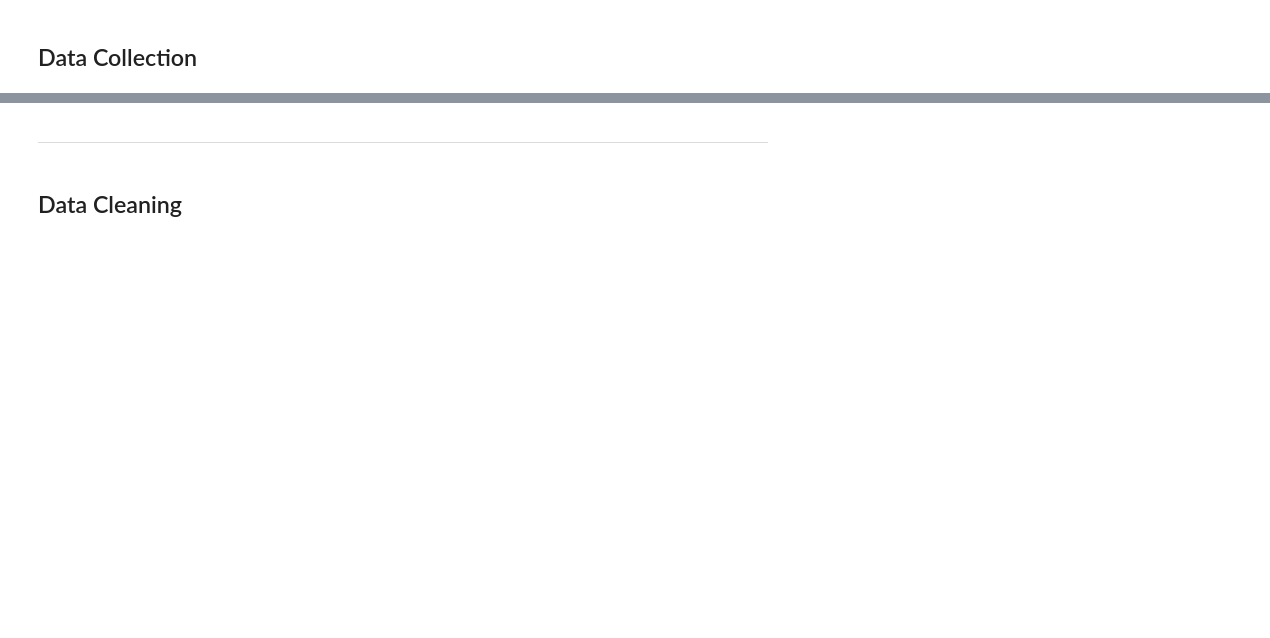
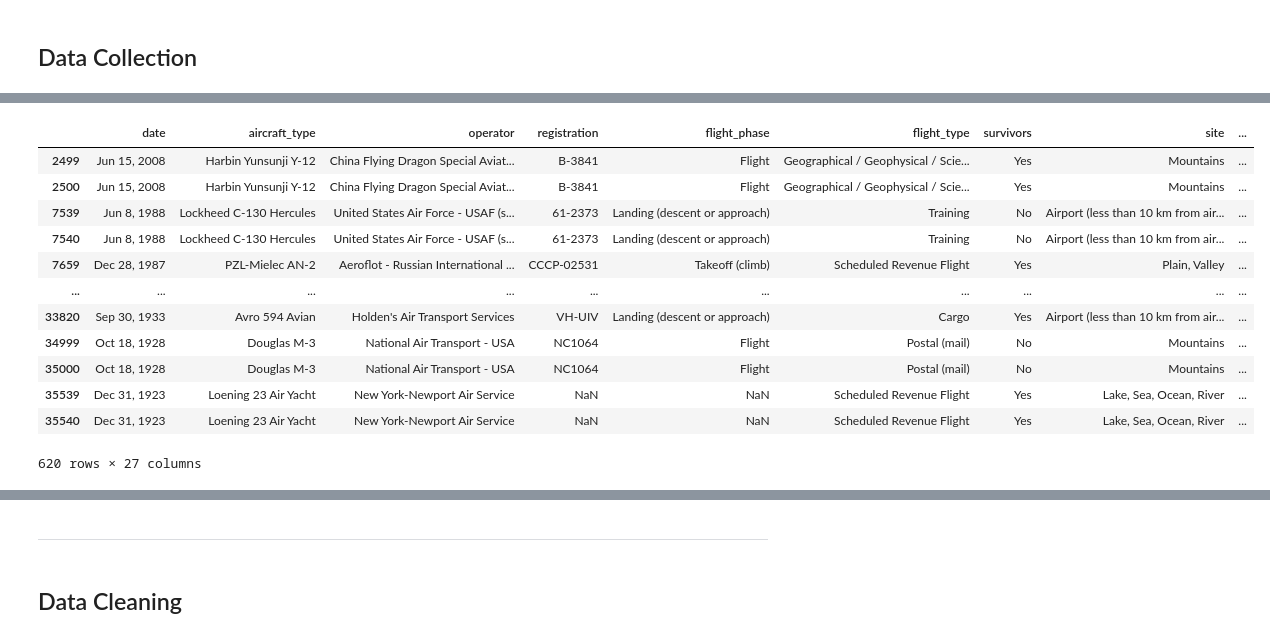
Before and after one commit to nadpierre/aircraft-crashes-clustering-project, a Jupyter notebook: data_collection_and_cleaning.ipynb, the cells around one changed output, grey strips where cells are left out. Saved outputs shown, nothing was run; the diff lists cells and outputs as text; code cells hidden in the pictures; blank space fills up the shorter version.

```diff
--- a/data_collection_and_cleaning.ipynb
+++ b/data_collection_and_cleaning.ipynb
@@ -152,0 +303,3 @@ for i in range(nb_pages):
+# %%
+crashes_df = pd.read_csv('data/crashes_scraped_data.csv')
+crashes_df.head()
@@ -152,0 +354,17 @@ for i in range(nb_pages):
+# %%
+# Check for duplicates
+crashes_df[crashes_df.duplicated(keep=False)]
+# %% [output]
+|  | date | aircraft_type | operator | registration | flight_phase | flight_type | survivors | site | ... |
+| 2499 | Jun 15, 2008 | Harbin Yunsunji Y-12 | China Flying Dragon Special Aviat... | B-3841 | Flight | Geographical / Geophysical / Scie... | Yes | Mountains | ... |
+| 2500 | Jun 15, 2008 | Harbin Yunsunji Y-12 | China Flying Dragon Special Aviat... | B-3841 | Flight | Geographical / Geophysical / Scie... | Yes | Mountains | ... |
+| 7539 | Jun 8, 1988 | Lockheed C-130 Hercules | United States Air Force - USAF (s... | 61-2373 | Landing (descent or approach) | Training | No | Airport (less than 10 km from air... | ... |
+| 7540 | Jun 8, 1988 | Lockheed C-130 Hercules | United States Air Force - USAF (s... | 61-2373 | Landing (descent or approach) | Training | No | Airport (less than 10 km from air... | ... |
+| 7659 | Dec 28, 1987 | PZL-Mielec AN-2 | Aeroflot - Russian International ... | CCCP-02531 | Takeoff (climb) | Scheduled Revenue Flight | Yes | Plain, Valley | ... |
+| ... | ... | ... | ... | ... | ... | ... | ... | ... | ... |
+| 33820 | Sep 30, 1933 | Avro 594 Avian | Holden's Air Transport Services | VH-UIV | Landing (descent or approach) | Cargo | Yes | Airport (less than 10 km from air... | ... |
+| 34999 | Oct 18, 1928 | Douglas M-3 | National Air Transport - USA | NC1064 | Flight | Postal (mail) | No | Mountains | ... |
+| 35000 | Oct 18, 1928 | Douglas M-3 | National Air Transport - USA | NC1064 | Flight | Postal (mail) | No | Mountains | ... |
+| 35539 | Dec 31, 1923 | Loening 23 Air Yacht | New York-Newport Air Service | NaN | NaN | Scheduled Revenue Flight | Yes | Lake, Sea, Ocean, River | ... |
+| 35540 | Dec 31, 1923 | Loening 23 Air Yacht | New York-Newport Air Service | NaN | NaN | Scheduled Revenue Flight | Yes | Lake, Sea, Ocean, River | ... |
+620 rows × 27 columns
```
Also changed, not shown: parts of 18 cells of this notebook, 3 other files.
